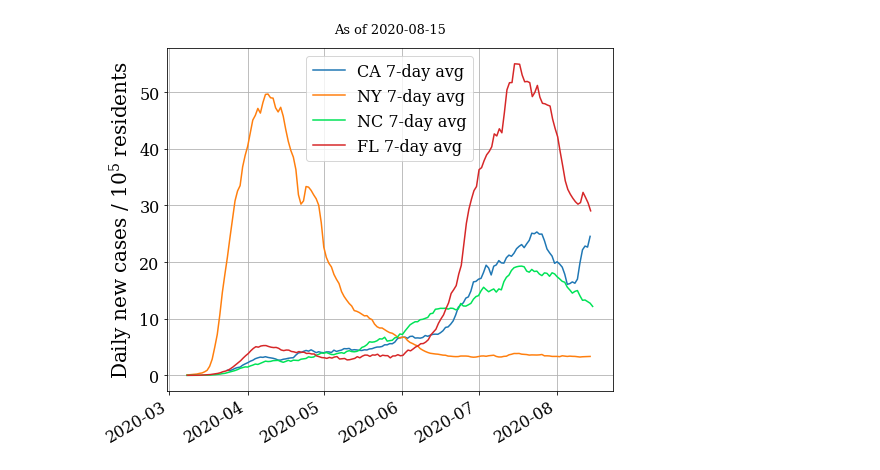
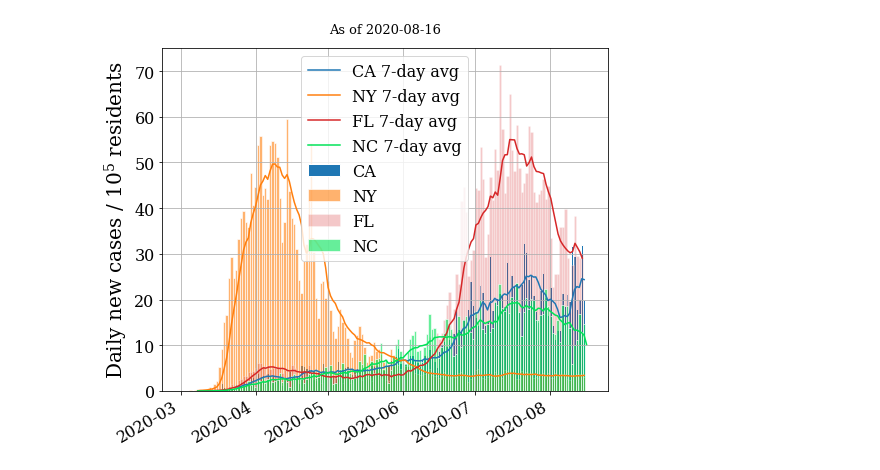
Before and after one commit to patricks1/covid, a Jupyter notebook: covid.ipynb, the cells around one changed output. Saved outputs shown, nothing was run; the diff lists cells and outputs as text; code cells hidden in the pictures.

Commit message:
fixed a color issue

```diff
--- a/covid.ipynb
+++ b/covid.ipynb
@@ -201,22 +201,21 @@ def plt_newcases(bars=True):
     fig=plt.figure(figsize=(8,7))
     ax=fig.add_subplot(111)
 
-    for state, alpha, col in zip(['ca', 'ny', 'nc', 'fl'],
-                                 [1., 0.75, 0.5, 0.25],
-                                 ['#1f77b4','#ff7f0e','#00e357', '#d62728']):
+    for state, alpha, col in zip(['ca', 'ny', 'fl', 'nc'],
+                                 [1., 0.6, 0.25, 0.6],
+                                 ['#1f77b4','#ff7f0e', '#d62728', '#00e357']):
         cases=newcases_f(state)
         if bars:
             ax.bar(cases[0], cases[1], width=1.,
                    edgecolor='w', alpha=alpha,
-                   label=state.upper())
+                   label=state.upper(),
+                   color=col)
         ax.plot(cases[0], cases[2], label='{0} 7-day avg'.format(state.upper()),
                 color=col)
 
     fig.autofmt_xdate()
     ax.set_ylabel('Daily new cases / $10^5$ residents')
     ax.legend(fontsize=16)
-    if bars:
-        ax.grid()
     global asof
     ax.set_title('As of {0}'.format(asof.date()), fontsize=13)
     plt.show()
@@ -244,9 +243,9 @@ def plt_newcases_county():
     plt.show()
     return None
 # %%
-plt_newcases(bars=False)
+plt_newcases(bars=True)
 # %% [output]
-[figure, old version]
+[figure, new version]
 # %%
 plt_newcases_county()
 # %% [output]
```
Also changed, not shown: parts of 2 cells of this notebook, 1 other file.
